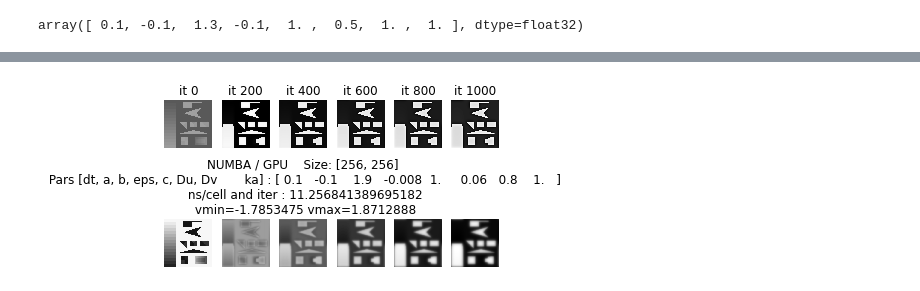
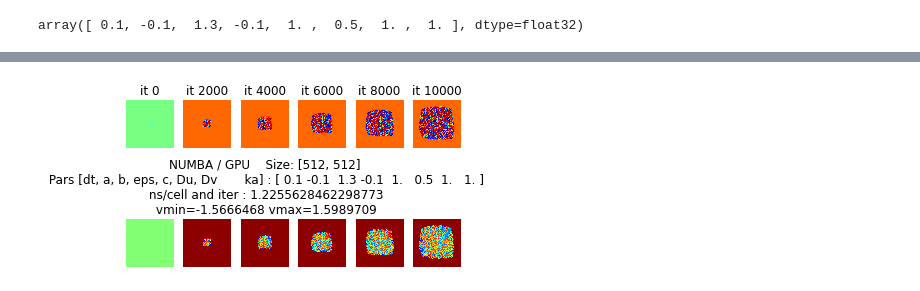
Before and after one commit to radu-dogaru/fast-fhn-rd-cnn-simulators, a Jupyter notebook: fhn_rd_cnn__fast_simulator.ipynb, the cells around one changed output, grey strips where cells are left out. Drawn from its saved outputs; the diff is of its cells as text; code cells hidden in the pictures.

```diff
--- a/fhn_rd_cnn__fast_simulator.ipynb
+++ b/fhn_rd_cnn__fast_simulator.ipynb
@@ -341,13 +351,15 @@ import time
 from numba import cuda, jit
 
 import matplotlib.pyplot as plt
-import matplotlib.image as mpimg   # pentru imread imwrite etc..
+import matplotlib.image as mpimg
 
 
-#================================  DATE RULARE ========================================
-nsnp=5; iter_max=1000; test_mod=iter_max//nsnp
+#================================  Running and model parameters  ========================================
+
+nsnp=5; iter_max=10000; test_mod=iter_max//nsnp
 (Pars, A,B,Anew,Bnew,A_show,B_show,colmap)=\
-get_init_state(typ=3, img_size=512, name='test_pattern_1__.jpg', dt=0.1, a=-0.1, b=1.9 , eps=-0.008, Du=0.06, Dv=.8)
+get_init_state()  # slow growth dynamics
+#get_init_state(typ=3, img_size=512, name='test_pattern_1__.jpg', dt=0.1, a=-0.1, b=1.9 , eps=-0.008, Du=0.06, Dv=.8)
 #get_init_state(typ=1, img_size=128, name='test_pattern_1__.jpg', dt=0.1, a=-0.26,  b= 1.2,  eps=-0.1, c=1,  Du=0.6,   Dv=2)
 #get_init_state(typ=3, name='test_pattern_1__.jpg', dt=0.1, a=-0.1,  b= 1.5,  eps=-0.1, c=1,  Du=0.15,   Dv=1)
 #get_init_state()
@@ -356,7 +368,7 @@ get_init_state(typ=3, img_size=512, name='test_pattern_1__.jpg', dt=0.1, a=-0.1,
 (NN,NM)=np.shape(A)
 #==================================================================================
 
-#===============  DEFINIRE CUDA Kernel !!!  ======================================================
+#===============   CUDA Kernel definition  ======================================================
 
 @cuda.jit
 def ca_core(A, B, Anew, Bnew, Pars):
@@ -427,5 +439,5 @@ max-min= 3.6566362
 ==========================================================================
-[figure, old version]
+[figure, new version]
 # %%
 # CELL4 - NUMPY (CPU only)
 
```
Also changed, not shown: parts of 9 cells of this notebook.
